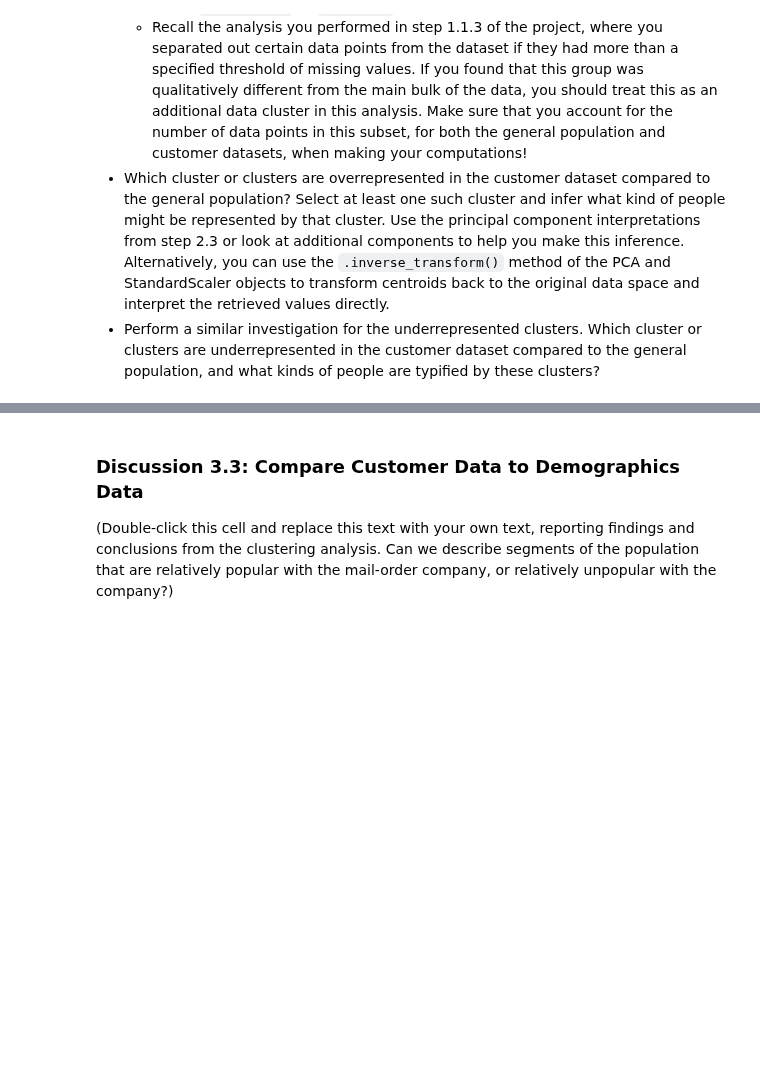
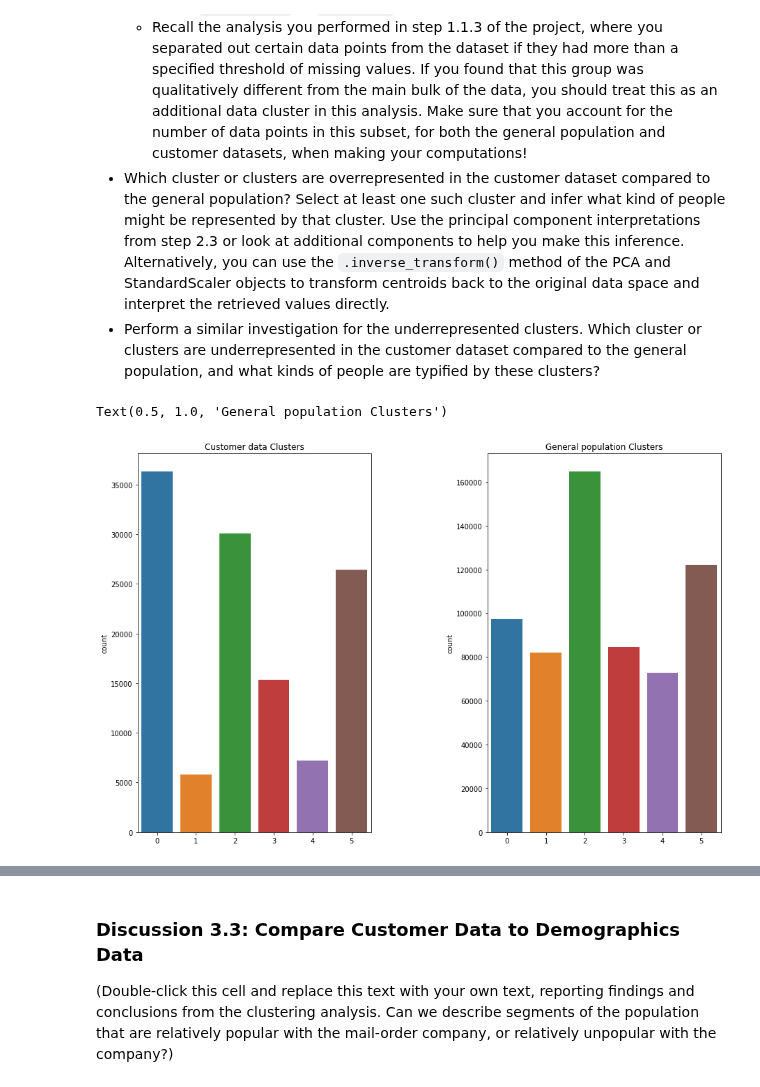
Before and after one commit to jc-udacity/datascientist, a Jupyter notebook: 04_unsupervised_learning/unsupervised_customer_segment_project/Identify_Customer_Segments.ipynb, the cells around one changed output, grey strips where cells are left out. Cells and saved outputs as stored; diff of their text form; code cells hidden in the pictures; blank space fills up the shorter version.

Commit message:
project customer segment

```diff
--- a/04_unsupervised_learning/unsupervised_customer_segment_project/Identify_Customer_Segments.ipynb
+++ b/04_unsupervised_learning/unsupervised_customer_segment_project/Identify_Customer_Segments.ipynb
@@ -839,3 +843,6 @@ scaled.describe()
+# %%
+# added because end of project with customer data, there is mismatch of column number at the time to use the pca object
+scaled.drop(columns={'GEBAEUDETYP_5.0', 'KKK', 'REGIOTYP'}, inplace=True)
 # %% [markdown]
 ### Discussion 2.1: Apply Feature Scaling
 
@@ -1111,5 +1120,5 @@ plt.title('SSE vs. K');
 # Re-fit the k-means model with the selected number of clusters and obtain
 # cluster predictions for the general population demographics data.
 kmeans = KMeans(n_clusters=6)
-model = kmeans.fit(scaled)
-predict = kmeans.predict(scaled)
+model = kmeans.fit(X_pca)
+predict = kmeans.predict(X_pca)
@@ -1138 +1160,4 @@ azdias.shape
+# %%
+# do PCA
+custo_pca = pca.transform(custo_scaled)
 # %%
@@ -1187,3 +1167,6 @@ ValueError: operands could not be broadcast together with shapes (121111,194) (1
+# %%
+# do prediction
+custo_pred = model.predict(custo_pca)
 # %% [markdown]
 ### Step 3.3: Compare Customer Data to Demographics Data
 
@@ -1200,6 +1183,17 @@ Take a look at the following points in this step:
 # %%
 # Compare the proportion of data in each cluster for the customer data to the
 # proportion of data in each cluster for the general population.
+
+figure, axs = plt.subplots(nrows=1, ncols=2, figsize = (15,10))
+figure.subplots_adjust(hspace = 1, wspace=0.5)
+
+sns.countplot(custo_pred, ax=axs[0])
+axs[0].set_title('Customer data Clusters')
+sns.countplot(predict, ax=axs[1])
+axs[1].set_title('General population Clusters')
+# %% [output]
+Text(0.5, 1.0, 'General population Clusters')
+[figure, added]
 # %%
 # What kinds of people are part of a cluster that is overrepresented in the
 # customer data compared to the general population?
```
Also changed, not shown: parts of 24 cells of this notebook.
